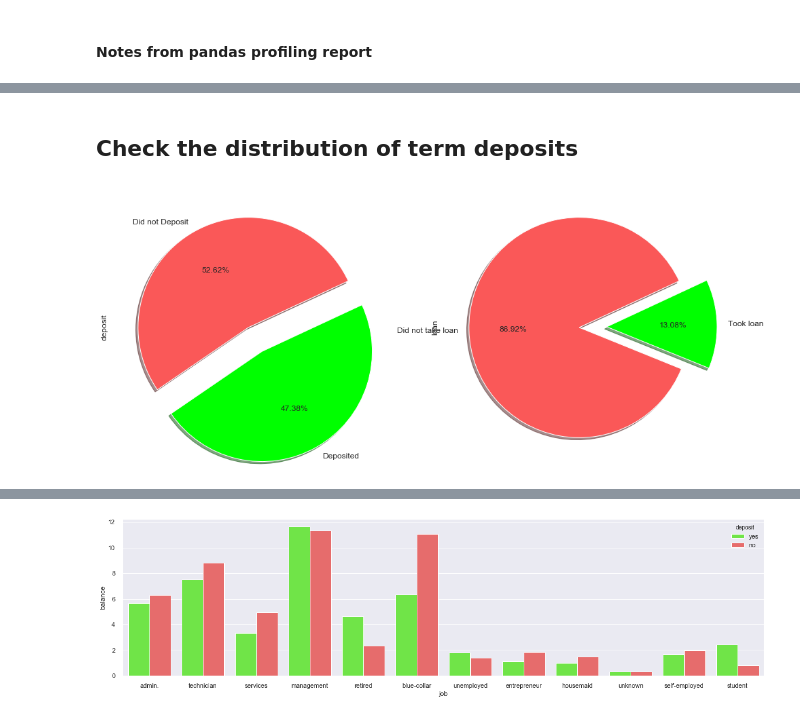
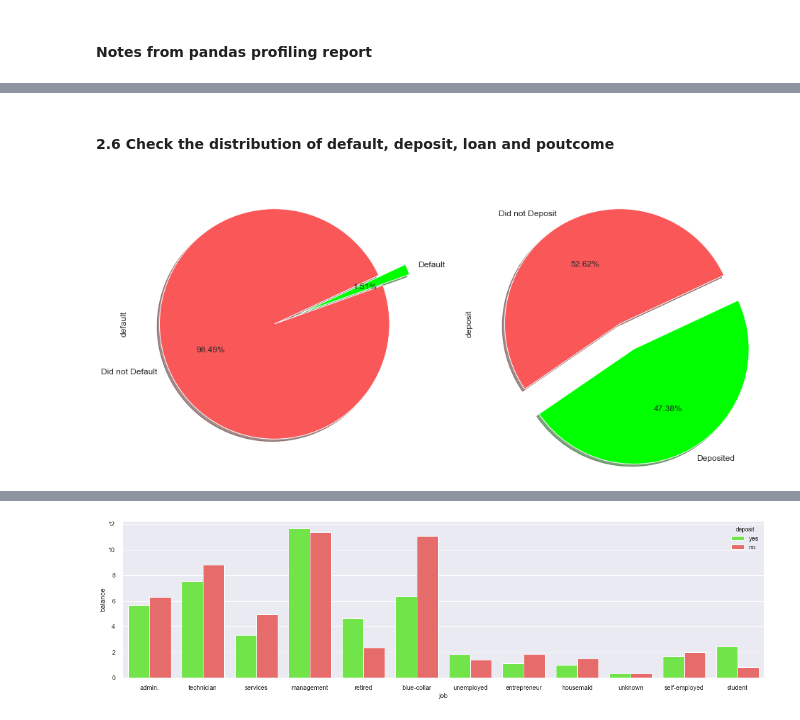
Before and after one commit to McGill-MMA-EnterpriseAnalytics/datasectuals, a Jupyter notebook: EDA and pre-processing.ipynb, the cells around one changed output, grey strips where cells are left out. Drawn from its saved outputs; the diff is of its cells as text; code cells hidden in the pictures.

```diff
--- a/EDA and pre-processing.ipynb
+++ b/EDA and pre-processing.ipynb
@@ -102,21 +156,21 @@ Missing values: There are no missing values
 # %% [markdown]
-## Check the distribution of term deposits
+#### 2.6 Check the distribution of default, deposit, loan and poutcome
 # %%
 f, ax = plt.subplots(1,2, figsize=(16,8))
+
+labels ="Did not Default", "Default"
+colors = ["#FA5858", "#00ff00"]
+
+raw_dataset["default"].value_counts().plot.pie(explode=[0,0.25], autopct='%1.2f%%', ax=ax[0], shadow=True, colors=colors,
+                                             labels=labels, fontsize=12, startangle=25)
+
 
 labels ="Did not Deposit", "Deposited"
 colors = ["#FA5858", "#00ff00"]
 
-raw_dataset["deposit"].value_counts().plot.pie(explode=[0,0.25], autopct='%1.2f%%', ax=ax[0], shadow=True, colors=colors,
+raw_dataset["deposit"].value_counts().plot.pie(explode=[0,0.25], autopct='%1.2f%%', ax=ax[1], shadow=True, colors=colors,
                                              labels=labels, fontsize=12, startangle=25)
 
-
-labels ="Did not take loan", "Took loan"
-colors = ["#FA5858", "#00ff00"]
-
-raw_dataset["loan"].value_counts().plot.pie(explode=[0,0.25], autopct='%1.2f%%', ax=ax[1], shadow=True, colors=colors,
-                                             labels=labels, fontsize=12, startangle=25)
 plt.show()
-plt.show()
 # %% [output]
-[figure, old version]
+[figure, new version]
```
Also changed, not shown: parts of 69 cells of this notebook.
